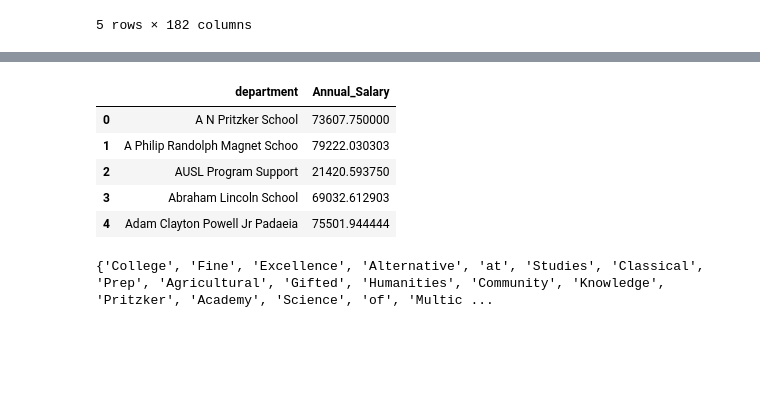
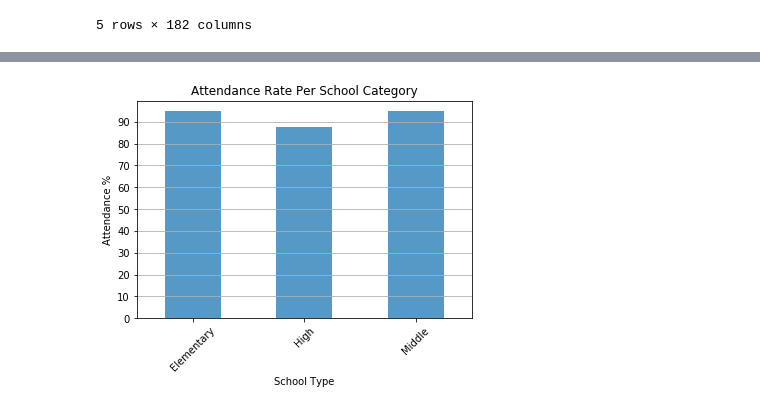
Before and after one commit to sjricketts/cps_success, a Jupyter notebook: cleaning_code.ipynb, the cells around one changed output, grey strips where cells are left out. Drawn from its saved outputs; the diff is of its cells as text; code cells hidden in the pictures; blank space fills up the shorter version.

```diff
--- a/cleaning_code.ipynb
+++ b/cleaning_code.ipynb
@@ -95,33 +58,0 @@ teachers_salary = Renamed_Salary[Renamed_Salary.Job_Title.str.contains('Teacher'
-# %%
-#group by school to find the mean
-mean_salary = teachers_salary.groupby(["department"]).mean()
-mean_salary.head()
-newest_df = pd.DataFrame(mean_salary).reset_index()
-newest_df.head()
-# %% [output]
-|  | department | Annual_Salary |
-| 0 | A N Pritzker School | 73607.750000 |
-| 1 | A Philip Randolph Magnet Schoo | 79222.030303 |
-| 2 | AUSL Program Support | 21420.593750 |
-| 3 | Abraham Lincoln School | 69032.612903 |
-| 4 | Adam Clayton Powell Jr Padaeia | 75501.944444 |
-# %%
-fixed_name = list(newest_df['department'])
-#new_df
-#long_names
-
-drop_list=set()
-
-
-for name in long_names:
-    new_name = name.split(' ')
-    new_name = new_name[:-1]
-    drop_list.add(new_name[-1])
-#     if new_name is drop_list:
-#         new_name=new_name[:-1]
-#         print(new_name)
-
-
-print(drop_list)
-# %% [output]
-{'College', 'Fine', 'Excellence', 'Alternative', 'at', 'Studies', 'Classical', 'Prep', 'Agricultural', 'Gifted', 'Humanities', 'Community', 'Knowledge', 'Pritzker', 'Academy', 'Science', 'of', 'Multic ...
@@ -135,0 +59,16 @@ print(drop_list)
+# %%
+#attendance by school category
+school_category=df_indexed.groupby(["Primary_Category"])
+attendance_category=school_category["Student_Attendance_Year_1_Pct"].mean()
+attendance_category=pd.DataFrame(attendance_category)
+attendance_category.plot(kind="bar", legend=None, alpha=0.75)
+plt.xlabel("School Type")
+plt.ylabel("Attendance %")
+plt.title("Attendance Rate Per School Category")
+positions = (0, 1, 2)
+labels = ("Elementary", "High", "Middle")
+plt.yticks(np.arange(0, 100, step=10))
+plt.grid(axis="y")
+plt.xticks(positions, labels, rotation=45);
+# %% [output]
+[figure, added]
```
Also changed, not shown: parts of 12 cells of this notebook, 1 other file.
